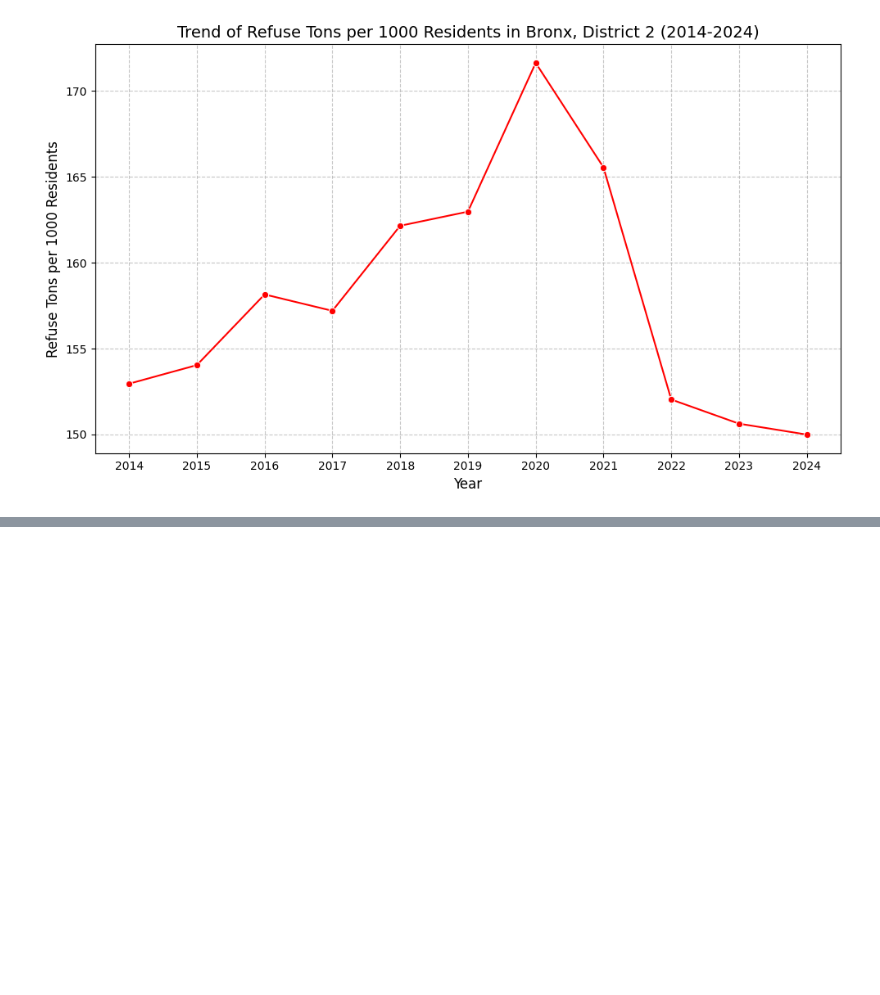
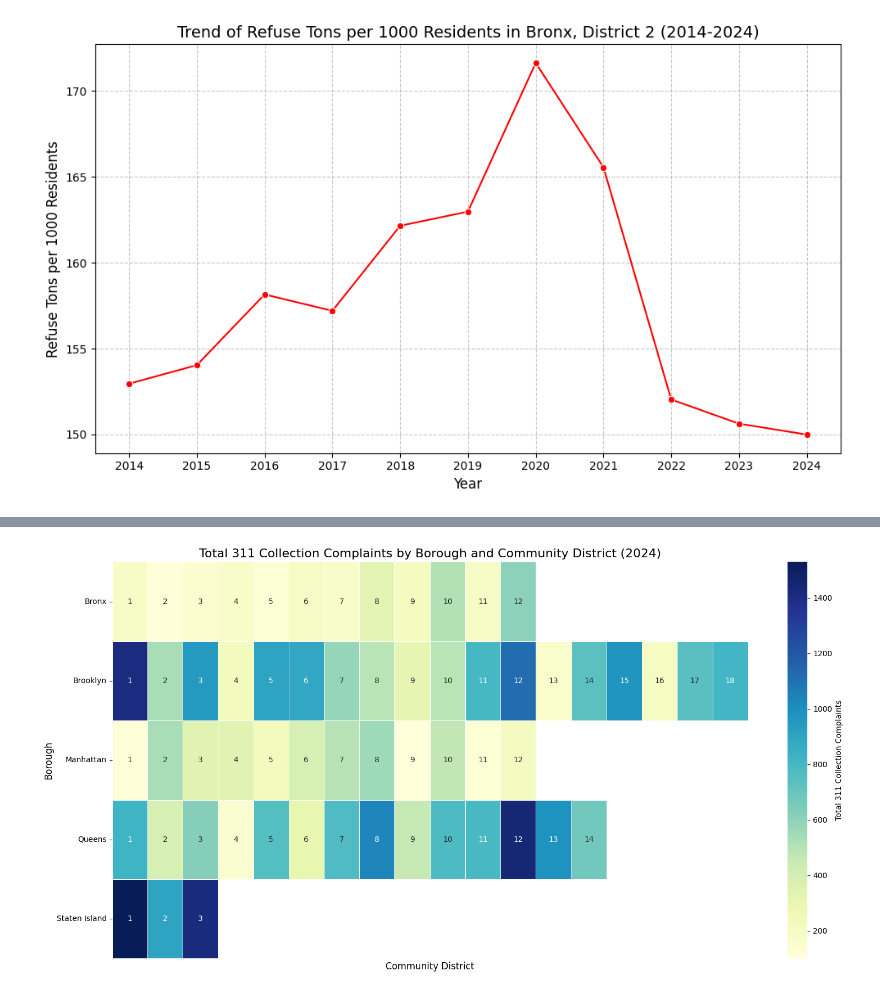
Before and after one commit to DianaAleksieieva/dirt_signal_nyc, a Jupyter notebook: python/tonnage/tonnage.ipynb, the cells around one changed output, grey strips where cells are left out. Cells and saved outputs as stored; diff of their text form; code cells hidden in the pictures; blank space fills up the shorter version.

```diff
--- a/python/tonnage/tonnage.ipynb
+++ b/python/tonnage/tonnage.ipynb
@@ -313,0 +530,17 @@ plt.show()
+# %%
+merged_df_for_annotations_311 = merged_with_complaints.copy()
+merged_df_for_annotations_311['CD_VALUE'] = merged_df_for_annotations_311['COMMUNITYDISTRICT']
+cd_annotations_311 = merged_df_for_annotations_311.pivot_table(index='BOROUGH', columns='COMMUNITYDISTRICT', values='CD_VALUE', aggfunc='first').fillna('')
+
+plt.figure(figsize=(16, 8))
+mask_311 = heatmap_data_311_complaints == 0
+sns.heatmap(heatmap_data_311_complaints, annot=cd_annotations_311, fmt=".0f", cmap="YlGnBu", linewidths=.5, mask=mask_311, cbar_kws={'label': 'Total 311 Collection Complaints'})
+plt.title('Total 311 Collection Complaints by Borough and Community District (2024)', fontsize=16)
+plt.xlabel('Community District', fontsize=12)
+plt.ylabel('Borough', fontsize=12)
+plt.xticks([]) # Hide x-axis ticks to show only CD numbers as annotations
+plt.yticks(rotation=0)
+plt.tight_layout()
+plt.show()
+# %% [output]
+[figure, added]
```
Also changed, not shown: parts of 22 cells of this notebook.
